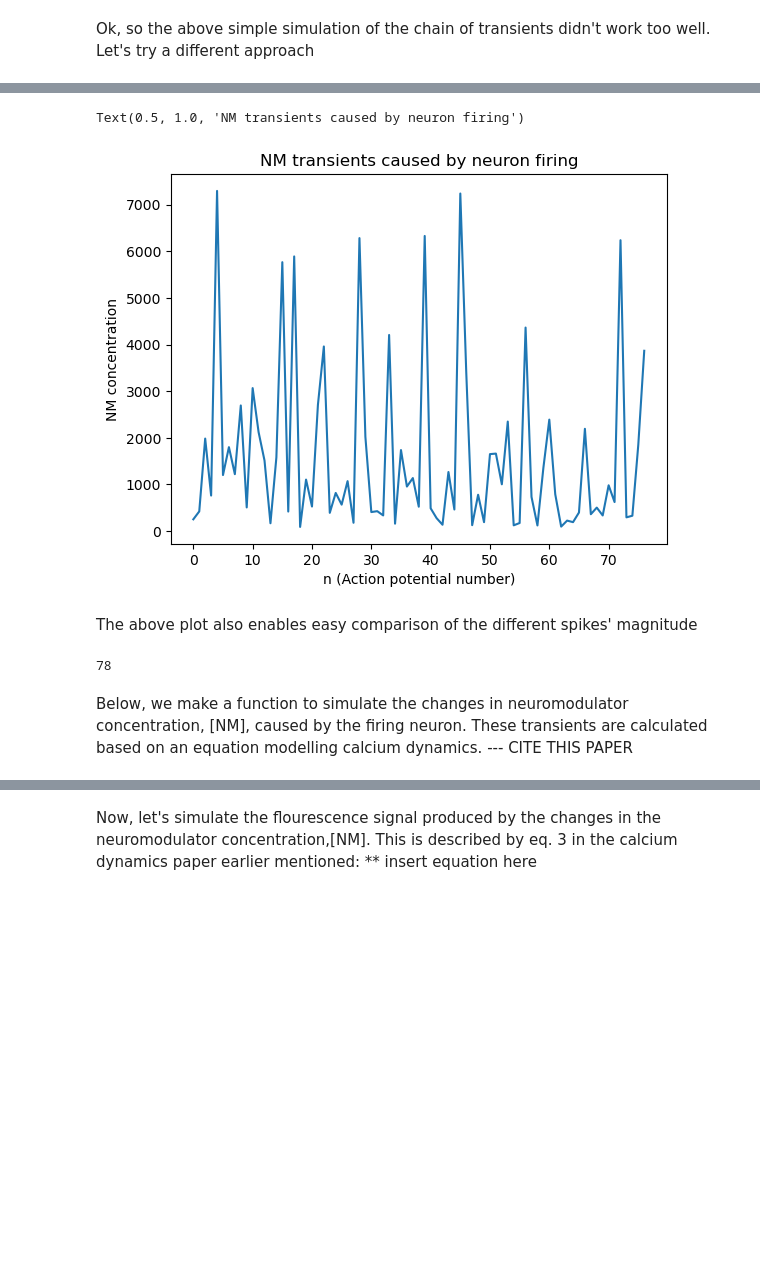
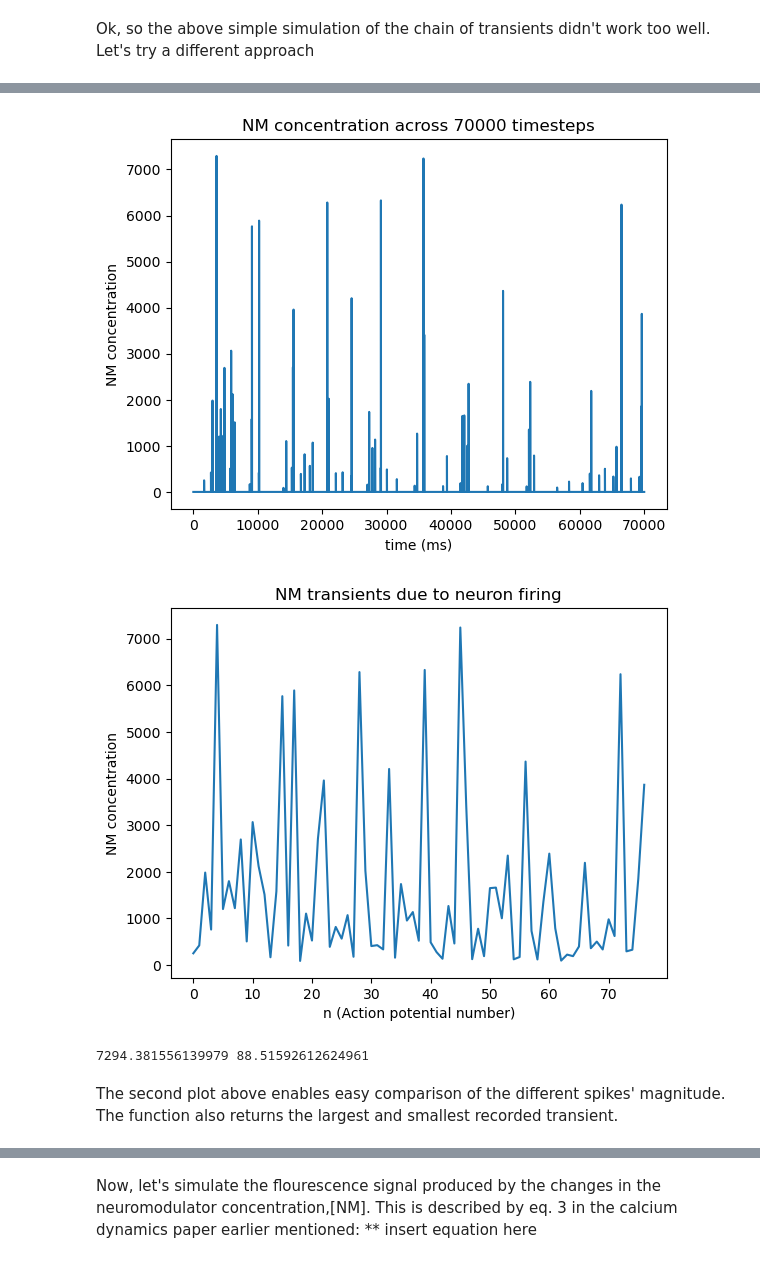
Before and after one commit to BrianNGitahi/NM-Imaging, a Jupyter notebook: Simulation.ipynb, the cells around one changed output, grey strips where cells are left out. Drawn from its saved outputs; the diff is of its cells as text; code cells hidden in the pictures; blank space fills up the shorter version.

```diff
--- a/Simulation.ipynb
+++ b/Simulation.ipynb
@@ -105,44 +109,3 @@ Ok, so the above simple simulation of the chain of transients didn't work too we
 This equation shows the [Ca^{2+}]_i level above resting immediately before the (n+1)-th action potential.
 
 We are going to assume that the dynamics governing the NM is the same, so to get [NM], we will replace [Ca^{2+}] with it.
-# %%
-# attempt at simulation of the ca transients in eq. 7 of
-# calcium dynamics paper
-
-
-# the time between the start and the first action potential
-dt_0 = np.array([firing_timesteps[0][0]]) # i know it's weird, it looks like an array of arrays
-
-# array of the intervals between the firing timesteps
-dt_sequence = np.diff(firing_timesteps)
-
-# Include the time interval for the 1st action potential
-dt_sequence = np.concatenate((dt_0,dt_sequence.flatten()), axis=0)
-
-# length of dt_seq == 77
-length_dt = np.size(firing_timesteps)
-
-# generate seqauence of numbers to use in plot to compare the different transients
-n_spikes = np.size(firing_timesteps)
-z4 = np.linspace(0,n_spikes-1,n_spikes)
-
-# convert dt to seconds so that we don't get infinities
-dt_sequence_s = dt_sequence/1000
-
-# constants to plug into the equation from the paper
-tau = 5
-A = 100
-n = length_dt
-
-# [NM] transients caused by the neuron firing
-transients = (A/(np.exp(dt_sequence_s / tau) - 1)) * (1 - np.exp(-n*dt_sequence_s / tau))
-
-
-#plot it
-plt.plot(z4,transients)
-plt.xlabel('n (Action potential number)')
-plt.ylabel('NM concentration')
-plt.title('NM transients caused by neuron firing')
-# %% [output]
-Text(0.5, 1.0, 'NM transients caused by neuron firing')
-[figure, removed]
@@ -149,8 +183,10 @@ Text(0.5, 1.0, 'NM transients caused by neuron firing')
+# %%
+nm_max, nm_min, nm_conc = nm_transients(firing_neuron)
+print(nm_max,nm_min)
+# %% [output]
+[figure, added]
+[figure, added]
+7294.381556139979 88.51592612624961
 # %% [markdown]
-The above plot also enables easy comparison of the different spikes' magnitude
+The second plot above enables easy comparison of the different spikes' magnitude.
+The function also returns the largest and smallest recorded transient.
-# %%
-np.size(firing_timesteps)
-# %% [output]
-78
-# %% [markdown]
-Below, we make a function to simulate the changes in neuromodulator concentration, [NM], caused by the firing neuron. These transients are calculated based on an equation modelling calcium dynamics. --- CITE THIS PAPER
```
Also changed, not shown: parts of 9 cells of this notebook.
